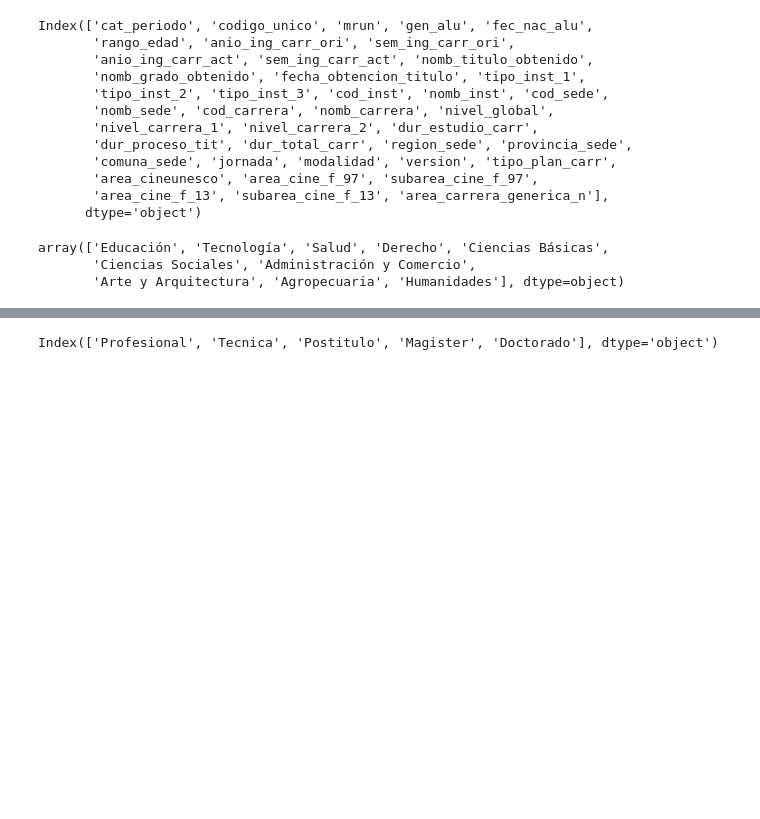
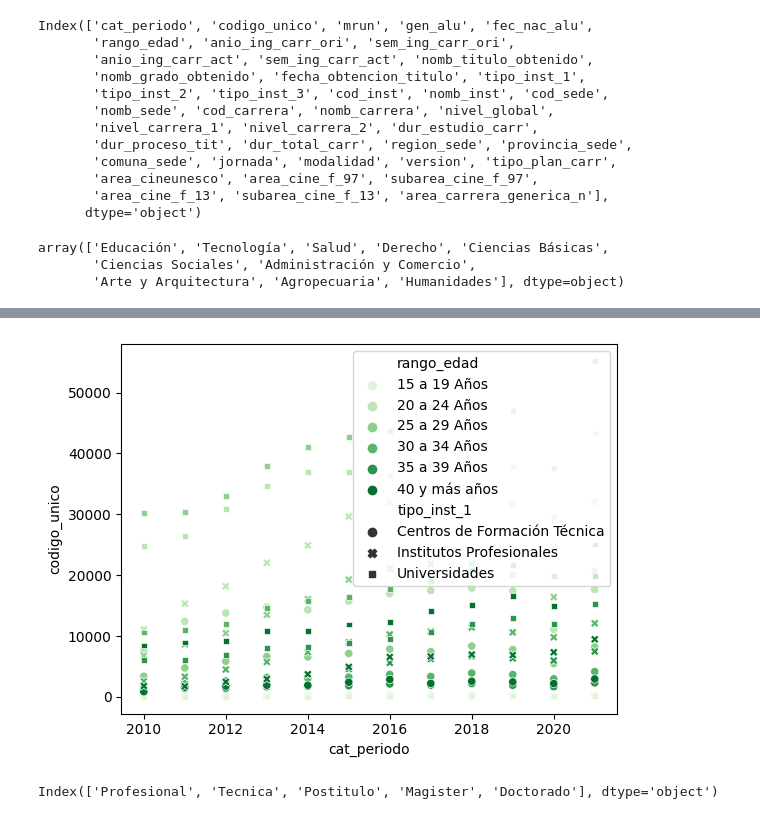
Before and after one commit to NicoBrandstetterr/titulados_ed_superior, a Jupyter notebook: preprocesamiento.ipynb, the cells around one changed output, grey strips where cells are left out. Cells and saved outputs as stored; diff of their text form; code cells hidden in the pictures; blank space fills up the shorter version.

```diff
--- a/preprocesamiento.ipynb
+++ b/preprocesamiento.ipynb
@@ -311,0 +349,9 @@ for df in data.values():
+# %%
+# Primero proyectamos las columnas que necesitamos
+data = big_data[["cat_periodo", "codigo_unico", "rango_edad", "tipo_inst_1"]]
+
+# Luego eliminamos las columnas nulas o que tengan datos placeholder
+data = data[data["rango_edad"] != "SIN INFORMACIÓN"]
+
+grouped = data.groupby(["cat_periodo","rango_edad", "tipo_inst_1"], as_index=0).count()
+grouped.head()
@@ -312,3 +365,10 @@ for df in data.values():
+# %%
+ax=sns.scatterplot(grouped, x="cat_periodo",y="codigo_unico", style="tipo_inst_1", hue="rango_edad",
+               hue_order = ["15 a 19 Años", "20 a 24 Años", "25 a 29 Años", "30 a 34 Años", "35 a 39 Años",
+                            "40 y más años"], palette="Greens")
+sns.move_legend(ax, "upper right", )
+# %% [output]
+[figure, added]
 # %%
 df_final = pd.DataFrame()
 for key, df in data.items():
```
Also changed, not shown: parts of 10 cells of this notebook.
